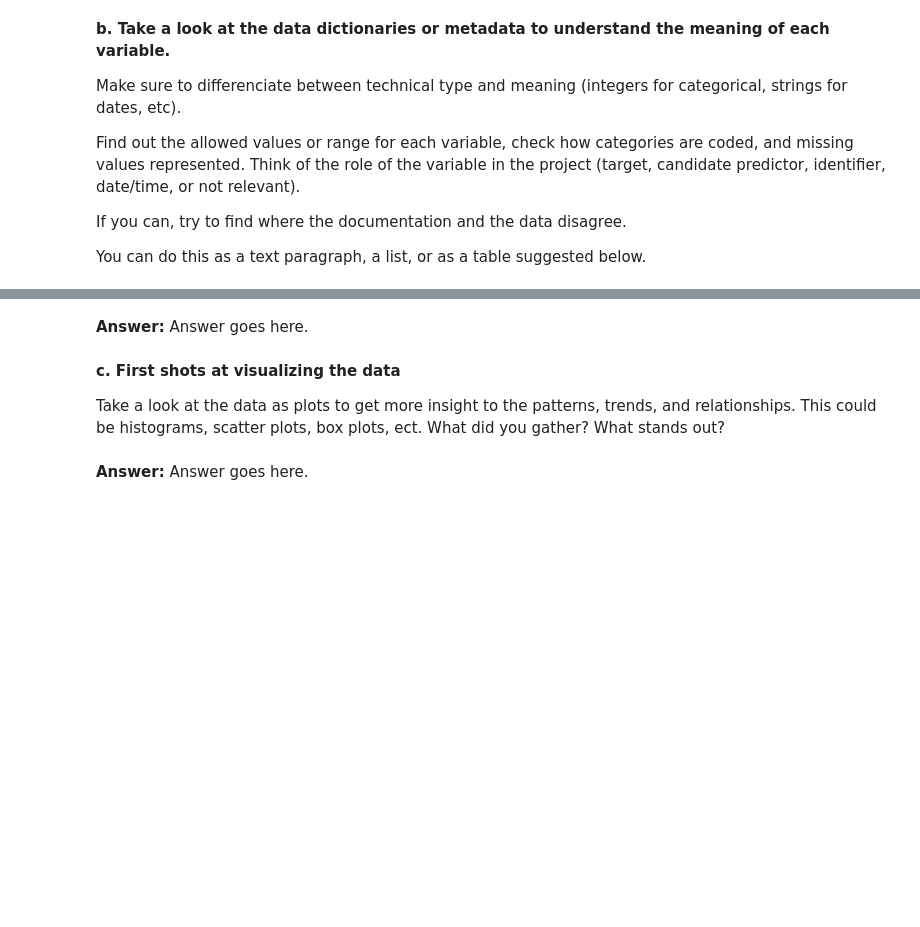
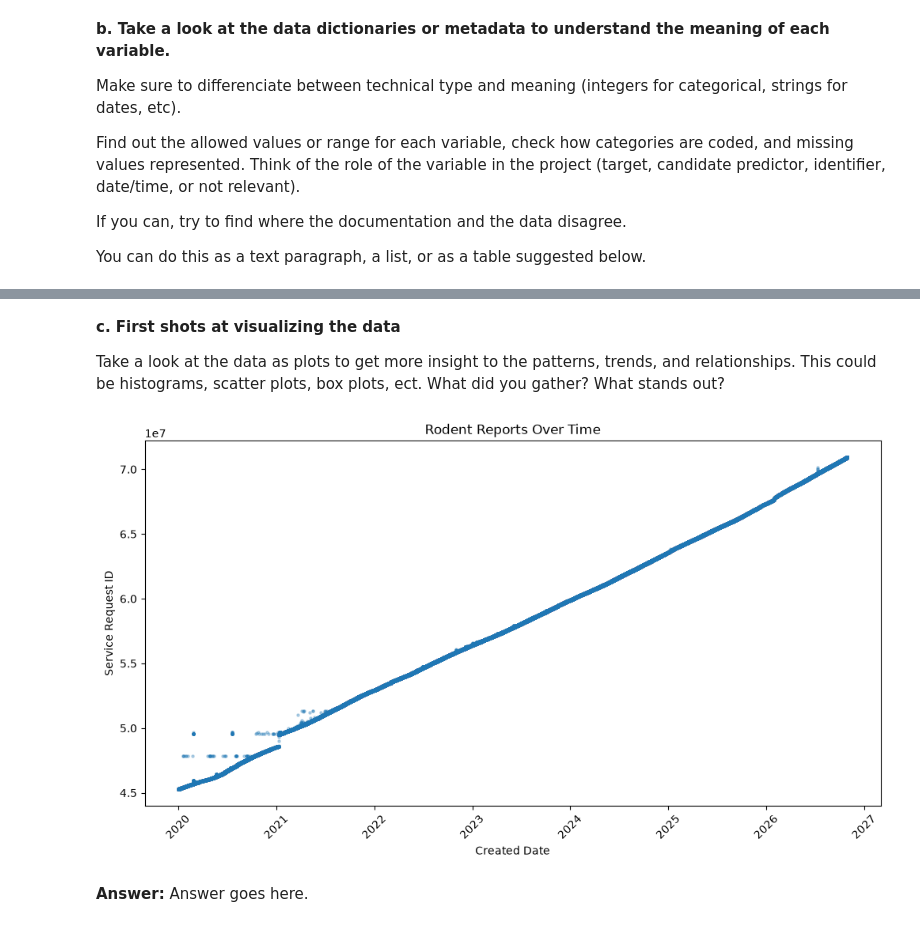
Before and after one commit to marvinkask/ids-project, a Jupyter notebook: IDS2026_HW07.ipynb, the cells around one changed output, grey strips where cells are left out. Saved outputs shown, nothing was run; the diff lists cells and outputs as text; code cells hidden in the pictures; blank space fills up the shorter version.

```diff
--- a/IDS2026_HW07.ipynb
+++ b/IDS2026_HW07.ipynb
@@ -166,11 +207,26 @@ You can do this as a text paragraph, a list, or as a table suggested below.
-# %% [markdown]
-**Answer:** Answer goes here.
 # %% [markdown]
 **c. First shots at visualizing the data**
 
 Take a look at the data as plots to get more insight to the patterns, trends, and relationships. This could be histograms, scatter plots, box plots, ect. What did you gather? What stands out?
 # %%
-## TODO
+data['Created Date'] = pd.to_datetime(data['Created Date'])
+
+plt.figure(figsize=(12, 6))
+
+plt.scatter(
+    data['Created Date'],
+    data['Unique Key'],
+    alpha=0.3,
+    s=5
+)
+
+plt.title('Rodent Reports Over Time')
+plt.xlabel('Created Date')
+plt.ylabel('Service Request ID')
+plt.xticks(rotation=45)
+plt.show()
+# %% [output]
+[figure, added]
 # %% [markdown]
 **Answer:** Answer goes here.
 # %% [markdown]
```
Also changed, not shown: parts of 1 cell of this notebook.
